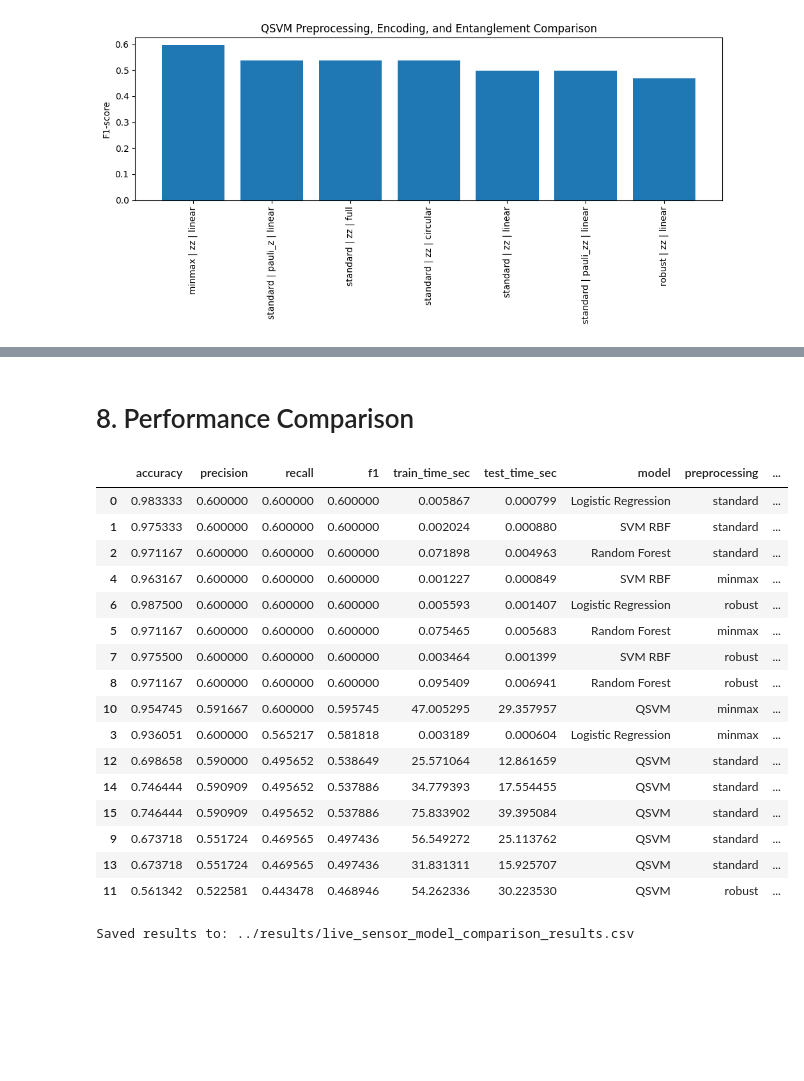
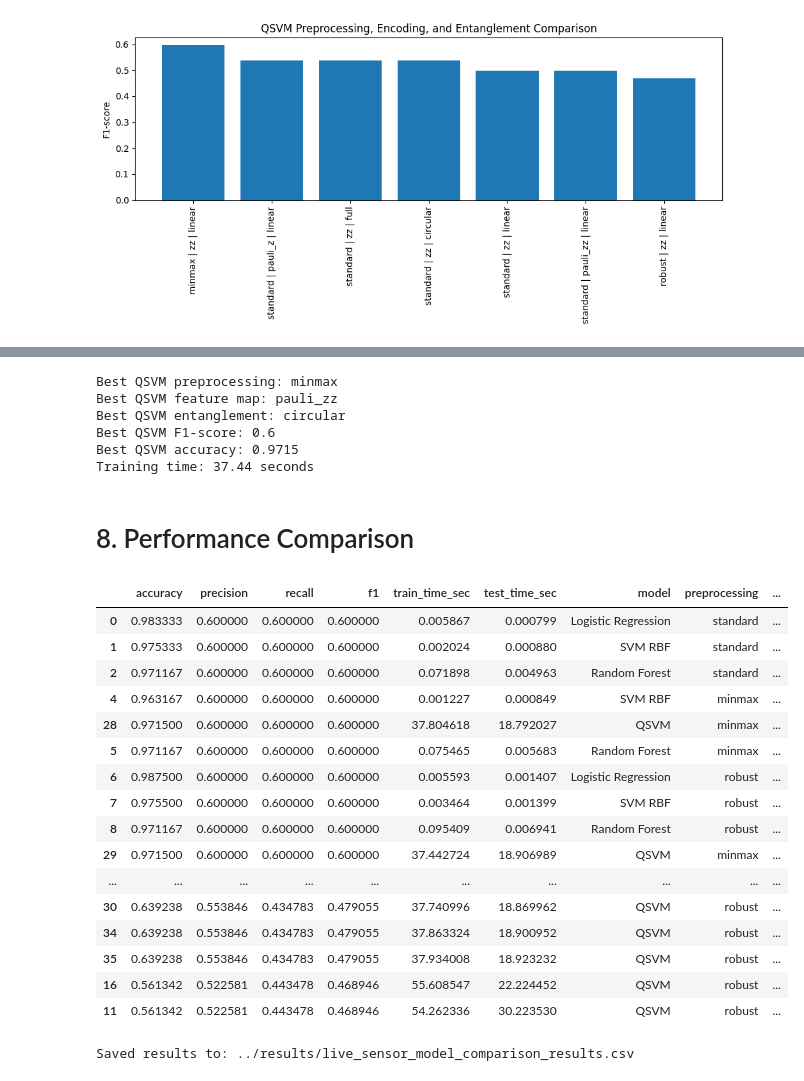
Before and after one commit to qskenza/MindTune, a Jupyter notebook: notebooks/2-live-sensor-model-comparison.ipynb, the cells around one changed output, grey strips where cells are left out. Saved outputs shown, nothing was run; the diff lists cells and outputs as text; code cells hidden in the pictures; blank space fills up the shorter version.

```diff
--- a/notebooks/2-live-sensor-model-comparison.ipynb
+++ b/notebooks/2-live-sensor-model-comparison.ipynb
@@ -559,0 +654,21 @@ plt.show()
+# %%
+remaining_results = []
+
+for exp in remaining_experiments:
+    preprocessing_name, scaler, feature_map_name, entanglement = exp
+
+    print("Running:", exp)
+
+    result = run_qsvm_experiment(
+        preprocessing_name=preprocessing_name,
+        scaler=scaler,
+        feature_map_name=feature_map_name,
+        entanglement=entanglement,
+        reps=1,
+        pca_components=3
+    )
+
+    remaining_results.append(result)
+
+remaining_results_df = pd.DataFrame(remaining_results)
+remaining_results_df.sort_values("f1", ascending=False)
@@ -560,39 +758,58 @@ plt.show()
+# %%
+print("Best QSVM preprocessing:", best_qsvm["preprocessing"])
+print("Best QSVM feature map:", best_qsvm["feature_map"])
+print("Best QSVM entanglement:", best_qsvm["entanglement"])
+print("Best QSVM F1-score:", round(best_qsvm["f1"], 4))
+print("Best QSVM accuracy:", round(best_qsvm["accuracy"], 4))
+print("Training time:", round(best_qsvm["train_time_sec"], 2), "seconds")
+# %% [output]
+Best QSVM preprocessing: minmax
+Best QSVM feature map: pauli_zz
+Best QSVM entanglement: circular
+Best QSVM F1-score: 0.6
+Best QSVM accuracy: 0.9715
+Training time: 37.44 seconds
 # %% [markdown]
 # 8. Performance Comparison
 # %%
 classical_leaderboard = classical_results_df.copy()
 classical_leaderboard["feature_map"] = "N/A"
 classical_leaderboard["entanglement"] = "N/A"
 classical_leaderboard["reps"] = "N/A"
 classical_leaderboard["pca_components"] = "N/A"
 
-qsvm_leaderboard = qsvm_results_df.copy()
+all_qsvm_results_df = pd.concat(
+    [qsvm_results_df, extra_results_df, remaining_results_df],
+    ignore_index=True
+)
+
+qsvm_leaderboard = all_qsvm_results_df.copy()
 
 leaderboard = pd.concat(
     [classical_leaderboard, qsvm_leaderboard],
     ignore_index=True
 )
 
 leaderboard = leaderboard.sort_values("f1", ascending=False)
 
 leaderboard
 # %% [output]
 |  | accuracy | precision | recall | f1 | train_time_sec | test_time_sec | model | preprocessing | ... |
 | 0 | 0.983333 | 0.600000 | 0.600000 | 0.600000 | 0.005867 | 0.000799 | Logistic Regression | standard | ... |
 | 1 | 0.975333 | 0.600000 | 0.600000 | 0.600000 | 0.002024 | 0.000880 | SVM RBF | standard | ... |
 | 2 | 0.971167 | 0.600000 | 0.600000 | 0.600000 | 0.071898 | 0.004963 | Random Forest | standard | ... |
 | 4 | 0.963167 | 0.600000 | 0.600000 | 0.600000 | 0.001227 | 0.000849 | SVM RBF | minmax | ... |
+| 28 | 0.971500 | 0.600000 | 0.600000 | 0.600000 | 37.804618 | 18.792027 | QSVM | minmax | ... |
+| 5 | 0.971167 | 0.600000 | 0.600000 | 0.600000 | 0.075465 | 0.005683 | Random Forest | minmax | ... |
 | 6 | 0.987500 | 0.600000 | 0.600000 | 0.600000 | 0.005593 | 0.001407 | Logistic Regression | robust | ... |
-| 5 | 0.971167 | 0.600000 | 0.600000 | 0.600000 | 0.075465 | 0.005683 | Random Forest | minmax | ... |
 | 7 | 0.975500 | 0.600000 | 0.600000 | 0.600000 | 0.003464 | 0.001399 | SVM RBF | robust | ... |
 | 8 | 0.971167 | 0.600000 | 0.600000 | 0.600000 | 0.095409 | 0.006941 | Random Forest | robust | ... |
-| 10 | 0.954745 | 0.591667 | 0.600000 | 0.595745 | 47.005295 | 29.357957 | QSVM | minmax | ... |
-| 3 | 0.936051 | 0.600000 | 0.565217 | 0.581818 | 0.003189 | 0.000604 | Logistic Regression | minmax | ... |
-| 12 | 0.698658 | 0.590000 | 0.495652 | 0.538649 | 25.571064 | 12.861659 | QSVM | standard | ... |
-| 14 | 0.746444 | 0.590909 | 0.495652 | 0.537886 | 34.779393 | 17.554455 | QSVM | standard | ... |
-| 15 | 0.746444 | 0.590909 | 0.495652 | 0.537886 | 75.833902 | 39.395084 | QSVM | standard | ... |
-| 9 | 0.673718 | 0.551724 | 0.469565 | 0.497436 | 56.549272 | 25.113762 | QSVM | standard | ... |
-| 13 | 0.673718 | 0.551724 | 0.469565 | 0.497436 | 31.831311 | 15.925707 | QSVM | standard | ... |
+| 29 | 0.971500 | 0.600000 | 0.600000 | 0.600000 | 37.442724 | 18.906989 | QSVM | minmax | ... |
+| ... | ... | ... | ... | ... | ... | ... | ... | ... | ... |
+| 30 | 0.639238 | 0.553846 | 0.434783 | 0.479055 | 37.740996 | 18.869962 | QSVM | robust | ... |
+| 34 | 0.639238 | 0.553846 | 0.434783 | 0.479055 | 37.863324 | 18.900952 | QSVM | robust | ... |
+| 35 | 0.639238 | 0.553846 | 0.434783 | 0.479055 | 37.934008 | 18.923232 | QSVM | robust | ... |
+| 16 | 0.561342 | 0.522581 | 0.443478 | 0.468946 | 55.608547 | 22.224452 | QSVM | robust | ... |
 | 11 | 0.561342 | 0.522581 | 0.443478 | 0.468946 | 54.262336 | 30.223530 | QSVM | robust | ... |
 # %%
 OUTPUT_PATH = "../results/live_sensor_model_comparison_results.csv"
```
Also changed, not shown: parts of 9 cells of this notebook, 1 other file.
